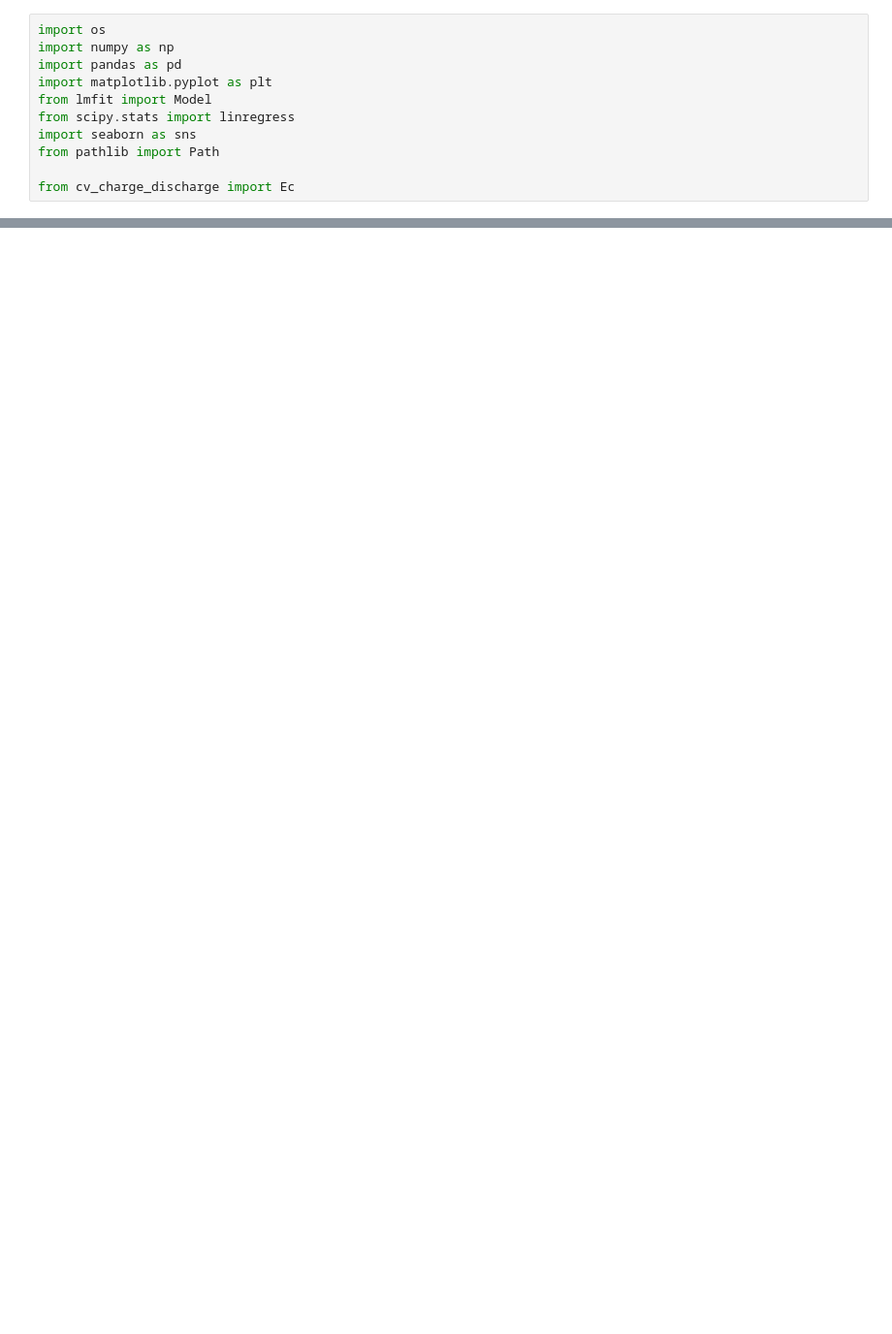
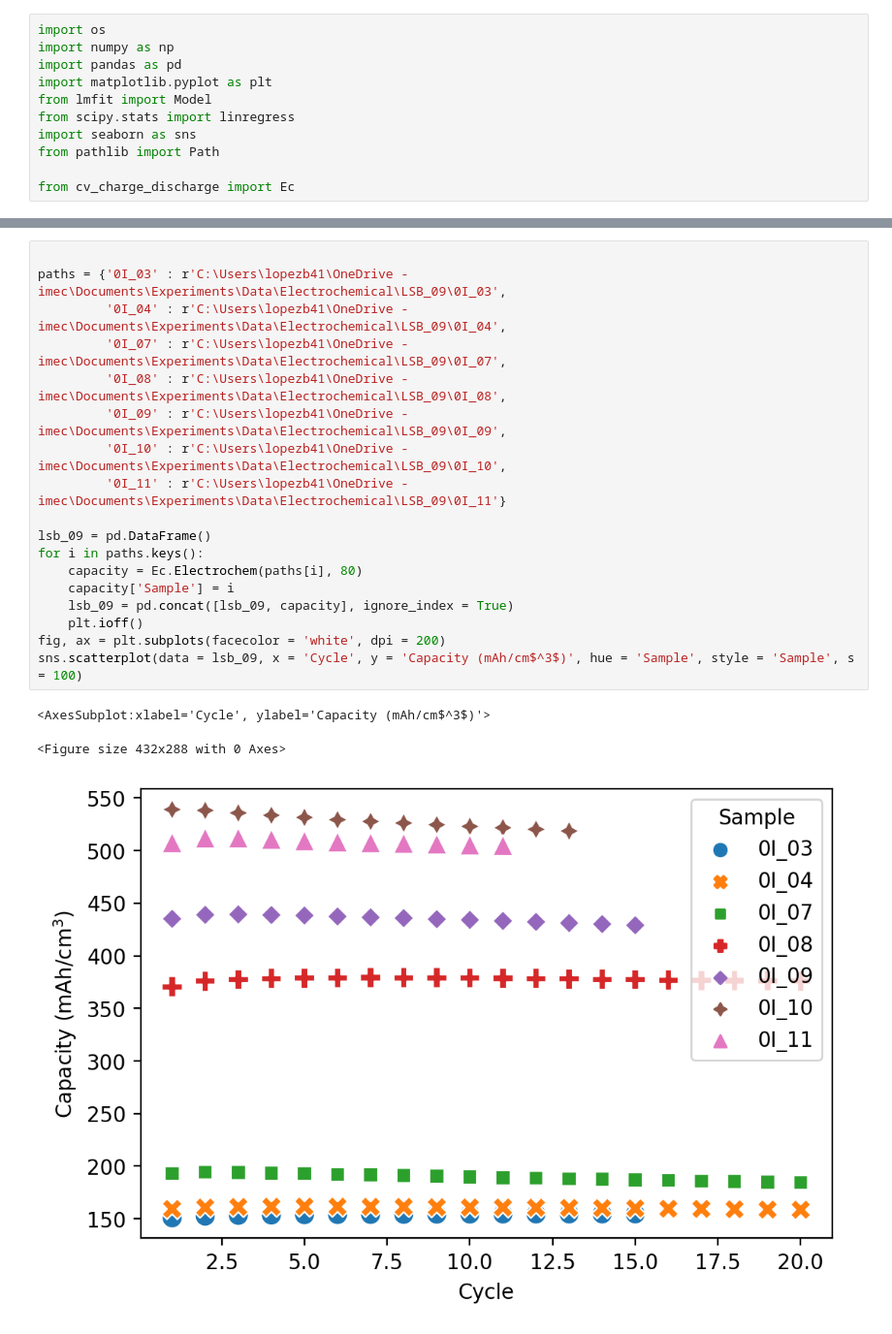
Before and after one commit to ridcil/Code, a Jupyter notebook: LSB_09.ipynb, the cells around one changed output, grey strips where cells are left out. Shown at 97% size. Saved outputs shown, nothing was run; the diff lists cells and outputs as text; blank space fills up the shorter version.

Commit message:
comparison plot

```diff
--- a/LSB_09.ipynb
+++ b/LSB_09.ipynb
@@ -30,0 +12,22 @@ lsb9 = [i_03, i_04, i_07]
+# %%
+
+paths = {'0I_03' : r'C:\Users\lopezb41\OneDrive - imec\Documents\Experiments\Data\Electrochemical\LSB_09\0I_03',
+         '0I_04' : r'C:\Users\lopezb41\OneDrive - imec\Documents\Experiments\Data\Electrochemical\LSB_09\0I_04',
+         '0I_07' : r'C:\Users\lopezb41\OneDrive - imec\Documents\Experiments\Data\Electrochemical\LSB_09\0I_07',
+         '0I_08' : r'C:\Users\lopezb41\OneDrive - imec\Documents\Experiments\Data\Electrochemical\LSB_09\0I_08',
+         '0I_09' : r'C:\Users\lopezb41\OneDrive - imec\Documents\Experiments\Data\Electrochemical\LSB_09\0I_09',
+         '0I_10' : r'C:\Users\lopezb41\OneDrive - imec\Documents\Experiments\Data\Electrochemical\LSB_09\0I_10',
+         '0I_11' : r'C:\Users\lopezb41\OneDrive - imec\Documents\Experiments\Data\Electrochemical\LSB_09\0I_11'}
+
+lsb_09 = pd.DataFrame()
+for i in paths.keys():
+    capacity = Ec.Electrochem(paths[i], 80)
+    capacity['Sample'] = i
+    lsb_09 = pd.concat([lsb_09, capacity], ignore_index = True)
+    plt.ioff()
+fig, ax = plt.subplots(facecolor = 'white', dpi = 200)
+sns.scatterplot(data = lsb_09, x = 'Cycle', y = 'Capacity (mAh/cm$^3$)', hue = 'Sample', style = 'Sample', s = 100)
+# %% [output]
+<AxesSubplot:xlabel='Cycle', ylabel='Capacity (mAh/cm$^3$)'>
+<Figure size 432x288 with 0 Axes>
+[figure, added]
```
Also changed, not shown: parts of 2 cells of this notebook, 1 other file.
